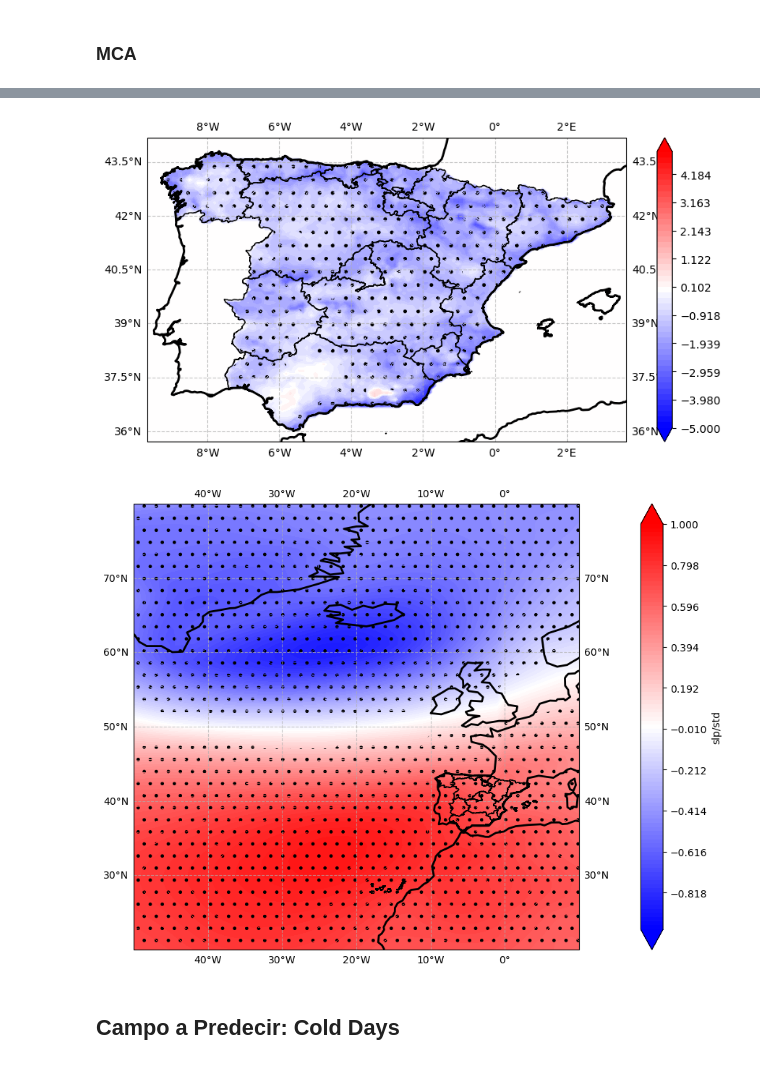
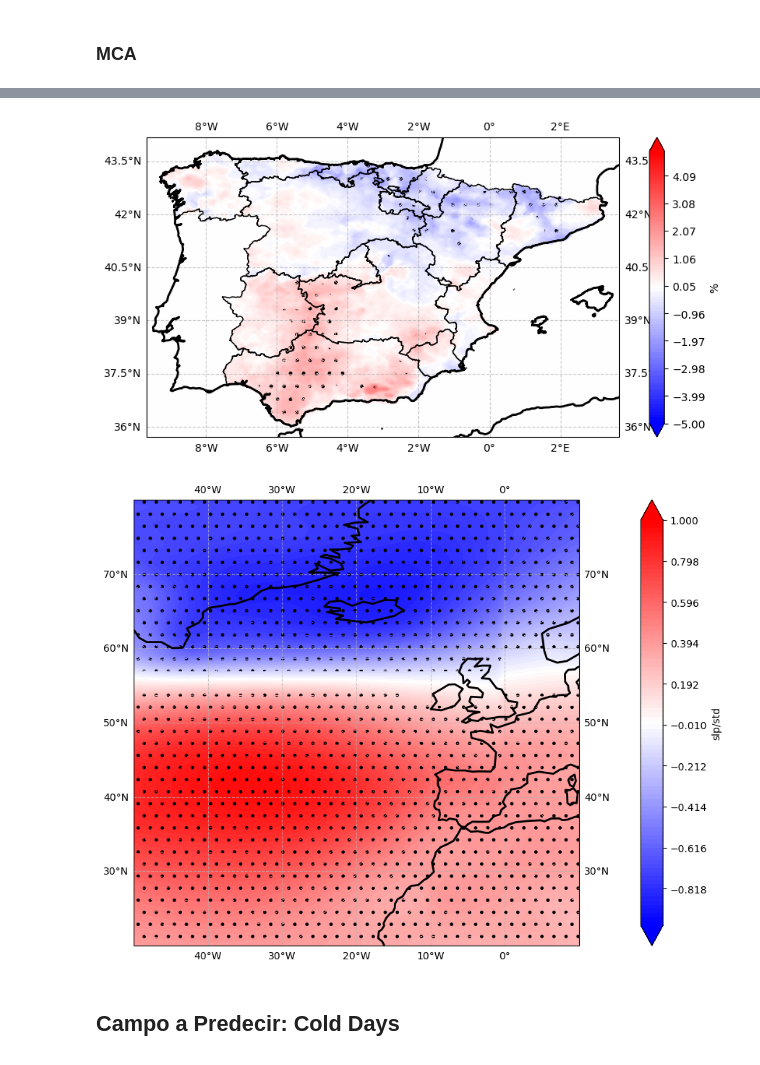
Before and after one commit to nagoremeabe/practica_3, a Jupyter notebook: parte_4_slp.ipynb, the cells around one changed output, grey strips where cells are left out. Drawn from its saved outputs; the diff is of its cells as text; code cells hidden in the pictures.

```diff
--- a/parte_4_slp.ipynb
+++ b/parte_4_slp.ipynb
@@ -106,7 +106,7 @@ def dibujo_1_mapa_cartopy(A,lon,lat, levs, cmap1, l1):
 # Esta función te sirve para dibujar en una misma figura dos mapas superpuestos, como podría ser
 # el caso de un mapa A de regresion y un mapa B de correlacion significativa, del que solo te interesa
 # las regiones donde es significativa la señal
-def dibujo_2_mapas_cartopy_hatches(A,B,lon,lat, levs, cmap1, l1, t1):
+def dibujo_2_mapas_cartopy_hatches(A,B,lon,lat, levs, cmap1, l1, t1, regiones=True):
     # esto lo hago para añadir los límites de las comunidades
     fname = 'data/mapas/gadm41_ESP_1.shp'
     adm1_shapes = list(shpreader.Reader(fname).geometries())
@@ -127,8 +127,10 @@ def dibujo_2_mapas_cartopy_hatches(A,B,lon,lat, levs, cmap1, l1, t1):
     # para ello añadimos estos límites
 
     ax.gridlines(draw_labels = True,linestyle='--',alpha=0.7,zorder=1) # añadimos ejes
-    ax.add_geometries(adm1_shapes, ccrs.PlateCarree(), # cuidado con los sistemas de coordenadas, esto esta definido solo para este sistema
-                  edgecolor='black', facecolor='None', alpha=1)
+
+    if regiones==True:
+        ax.add_geometries(adm1_shapes, ccrs.PlateCarree(), # cuidado con los sistemas de coordenadas, esto esta definido solo para este sistema
+                    edgecolor='black', facecolor='None', alpha=1)
     ax.set_ylim(lat[-1], lat[0])
     ax.set_xlim(lon[0], lon[-1])
 # %%
@@ -471,16 +468,16 @@ dibujo_timeserie_confiltro(ax,yrs,Us[1,:],low,Usd,high,'years','std','Us')
 # %%
-modo = 0
+modo = 2
 # %%
 fig = plt.figure(figsize=(10,5))
-dibujo_2_mapas_cartopy_hatches(SUZ[:,modo],SUZ_sig[:,modo],lon_z,lat_z,np.linspace(-5,5,50),'bwr', '','')
+dibujo_2_mapas_cartopy_hatches(SUZ[:,modo],SUZ_sig[:,modo],lon_z,lat_z,np.linspace(-5,5,100),'bwr', '%','', regiones=True)
 # suz, suz_sig
 # %% [output]
-[figure, old version]
+[figure, new version]
 # %%
 fig = plt.figure(figsize=(22,8))
-dibujo_2_mapas_cartopy_hatches(RUY[:,modo],RUY_sig[:,modo],lon_y,lat_y,np.linspace(-1,1,100),'bwr', 'slp/std', 'mapa heterogéneo')
+dibujo_2_mapas_cartopy_hatches(RUY[:,modo],RUY_sig[:,modo],lon_y,lat_y,np.linspace(-1,1,100),'bwr', 'slp/std', 'mapa heterogéneo', regiones=False)
 # %% [output]
-[figure, old version]
+[figure, new version]
 # %% [markdown]
 ## Campo a Predecir: Cold Days
 # %%
```
Also changed, not shown: parts of 5 cells of this notebook, 3 other files.
